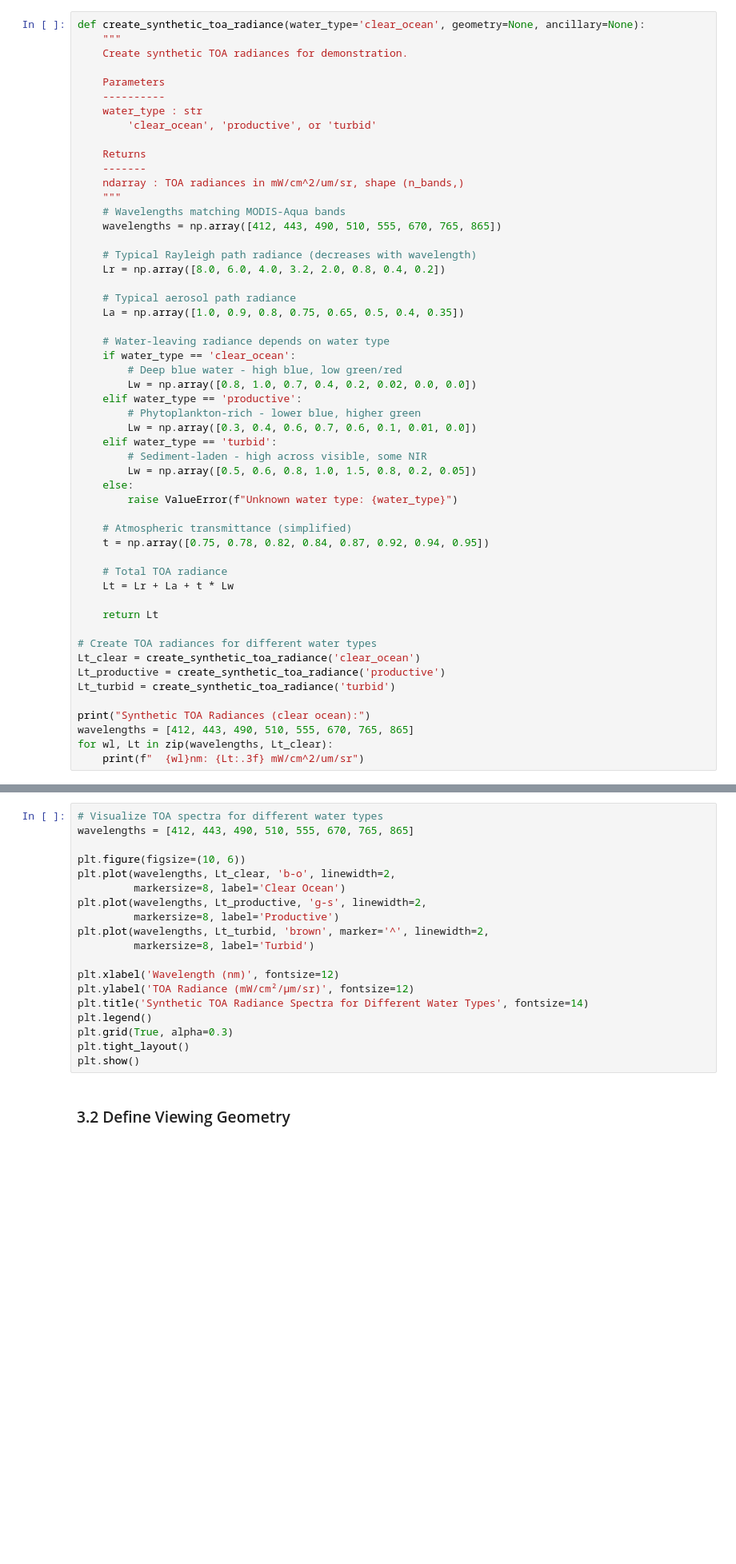
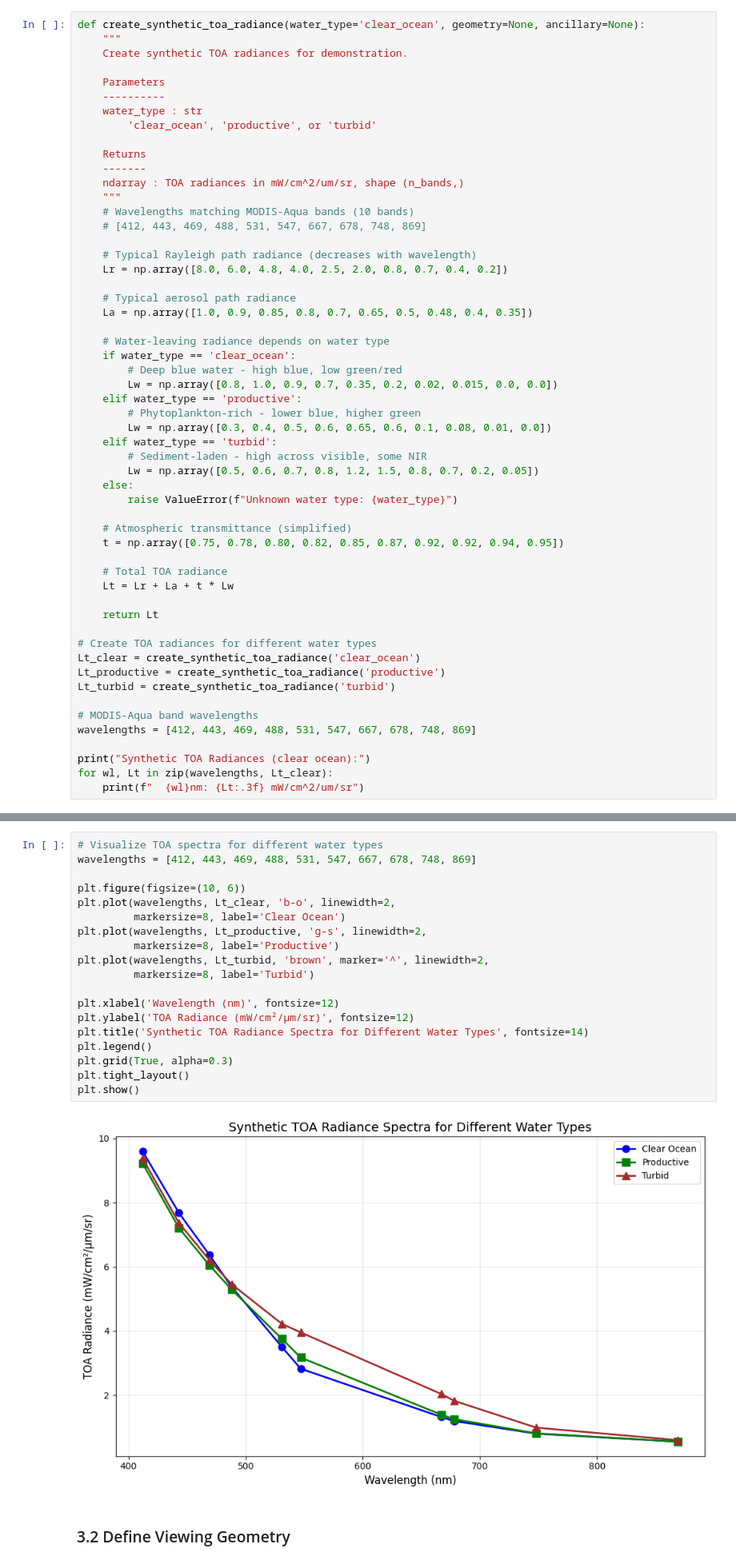
Before and after one commit to ocean-colour/correct-atmosphere, a Jupyter notebook: nb/04_full_correction.ipynb, the cells around one changed output, grey strips where cells are left out. Shown at 80% size. Cells and saved outputs as stored; diff of their text form; blank space fills up the shorter version.

```diff
--- a/nb/04_full_correction.ipynb
+++ b/nb/04_full_correction.ipynb
@@ -86,30 +102,30 @@ def create_synthetic_toa_radiance(water_type='clear_ocean', geometry=None, ancil
     -------
     ndarray : TOA radiances in mW/cm^2/um/sr, shape (n_bands,)
     """
-    # Wavelengths matching MODIS-Aqua bands
-    wavelengths = np.array([412, 443, 490, 510, 555, 670, 765, 865])
+    # Wavelengths matching MODIS-Aqua bands (10 bands)
+    # [412, 443, 469, 488, 531, 547, 667, 678, 748, 869]
 
     # Typical Rayleigh path radiance (decreases with wavelength)
-    Lr = np.array([8.0, 6.0, 4.0, 3.2, 2.0, 0.8, 0.4, 0.2])
+    Lr = np.array([8.0, 6.0, 4.8, 4.0, 2.5, 2.0, 0.8, 0.7, 0.4, 0.2])
 
     # Typical aerosol path radiance
-    La = np.array([1.0, 0.9, 0.8, 0.75, 0.65, 0.5, 0.4, 0.35])
+    La = np.array([1.0, 0.9, 0.85, 0.8, 0.7, 0.65, 0.5, 0.48, 0.4, 0.35])
 
     # Water-leaving radiance depends on water type
     if water_type == 'clear_ocean':
         # Deep blue water - high blue, low green/red
-        Lw = np.array([0.8, 1.0, 0.7, 0.4, 0.2, 0.02, 0.0, 0.0])
+        Lw = np.array([0.8, 1.0, 0.9, 0.7, 0.35, 0.2, 0.02, 0.015, 0.0, 0.0])
     elif water_type == 'productive':
         # Phytoplankton-rich - lower blue, higher green
-        Lw = np.array([0.3, 0.4, 0.6, 0.7, 0.6, 0.1, 0.01, 0.0])
+        Lw = np.array([0.3, 0.4, 0.5, 0.6, 0.65, 0.6, 0.1, 0.08, 0.01, 0.0])
     elif water_type == 'turbid':
         # Sediment-laden - high across visible, some NIR
-        Lw = np.array([0.5, 0.6, 0.8, 1.0, 1.5, 0.8, 0.2, 0.05])
+        Lw = np.array([0.5, 0.6, 0.7, 0.8, 1.2, 1.5, 0.8, 0.7, 0.2, 0.05])
     else:
         raise ValueError(f"Unknown water type: {water_type}")
 
     # Atmospheric transmittance (simplified)
-    t = np.array([0.75, 0.78, 0.82, 0.84, 0.87, 0.92, 0.94, 0.95])
+    t = np.array([0.75, 0.78, 0.80, 0.82, 0.85, 0.87, 0.92, 0.92, 0.94, 0.95])
 
     # Total TOA radiance
     Lt = Lr + La + t * Lw
@@ -121,7 +137,9 @@ Lt_clear = create_synthetic_toa_radiance('clear_ocean')
 Lt_productive = create_synthetic_toa_radiance('productive')
 Lt_turbid = create_synthetic_toa_radiance('turbid')
 
+# MODIS-Aqua band wavelengths
+wavelengths = [412, 443, 469, 488, 531, 547, 667, 678, 748, 869]
+
 print("Synthetic TOA Radiances (clear ocean):")
-wavelengths = [412, 443, 490, 510, 555, 670, 765, 865]
 for wl, Lt in zip(wavelengths, Lt_clear):
     print(f"  {wl}nm: {Lt:.3f} mW/cm^2/um/sr")
@@ -128,22 +158,24 @@ for wl, Lt in zip(wavelengths, Lt_clear):
 # %%
 # Visualize TOA spectra for different water types
-wavelengths = [412, 443, 490, 510, 555, 670, 765, 865]
+wavelengths = [412, 443, 469, 488, 531, 547, 667, 678, 748, 869]
 
 plt.figure(figsize=(10, 6))
 plt.plot(wavelengths, Lt_clear, 'b-o', linewidth=2,
          markersize=8, label='Clear Ocean')
 plt.plot(wavelengths, Lt_productive, 'g-s', linewidth=2,
          markersize=8, label='Productive')
 plt.plot(wavelengths, Lt_turbid, 'brown', marker='^', linewidth=2,
          markersize=8, label='Turbid')
 
 plt.xlabel('Wavelength (nm)', fontsize=12)
 plt.ylabel('TOA Radiance (mW/cm²/µm/sr)', fontsize=12)
 plt.title('Synthetic TOA Radiance Spectra for Different Water Types', fontsize=14)
 plt.legend()
 plt.grid(True, alpha=0.3)
 plt.tight_layout()
 plt.show()
+# %% [output]
+[figure, added]
 # %% [markdown]
 ### 3.2 Define Viewing Geometry
 # %%
```
Also changed, not shown: parts of 18 cells of this notebook, 8 other files.
